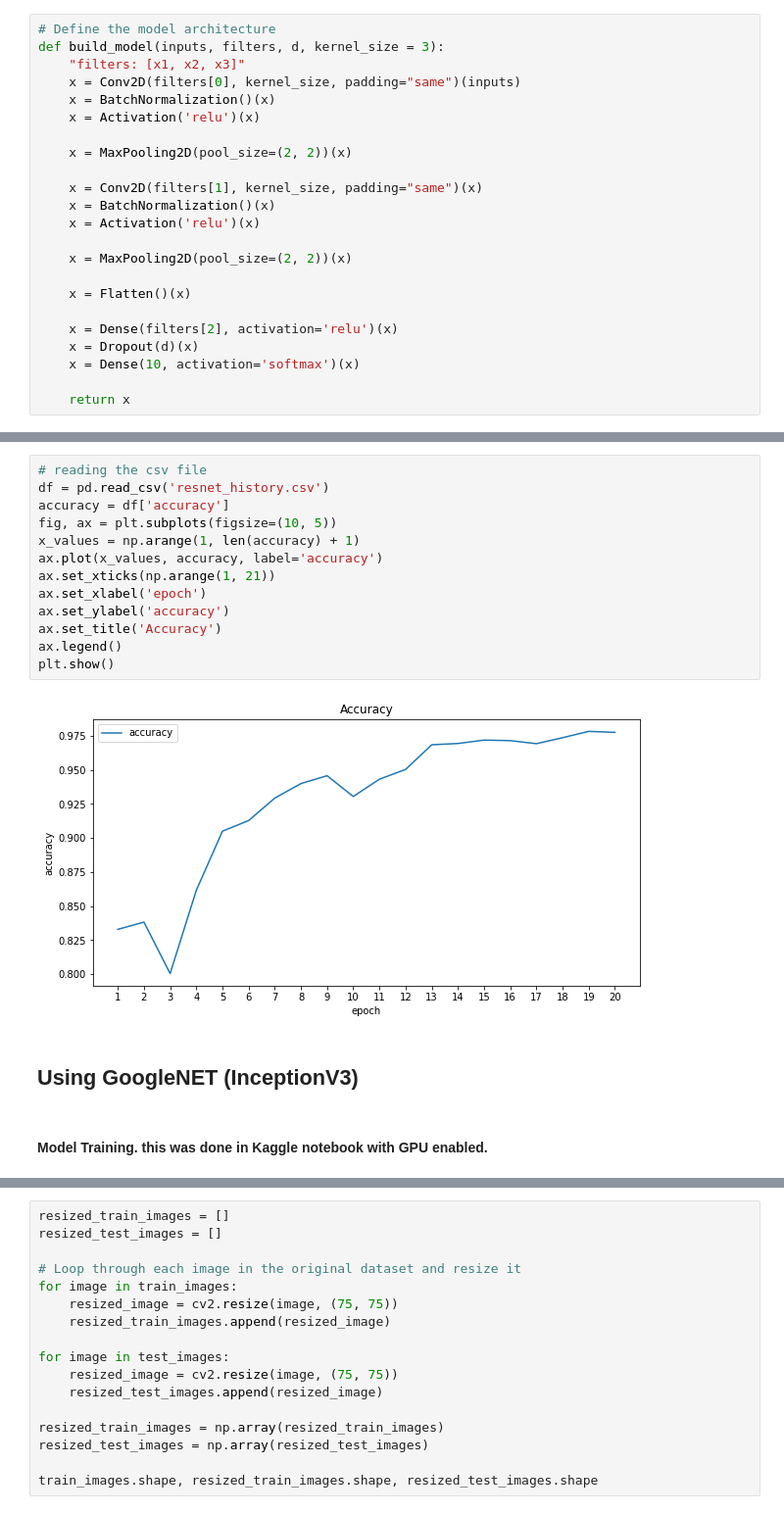
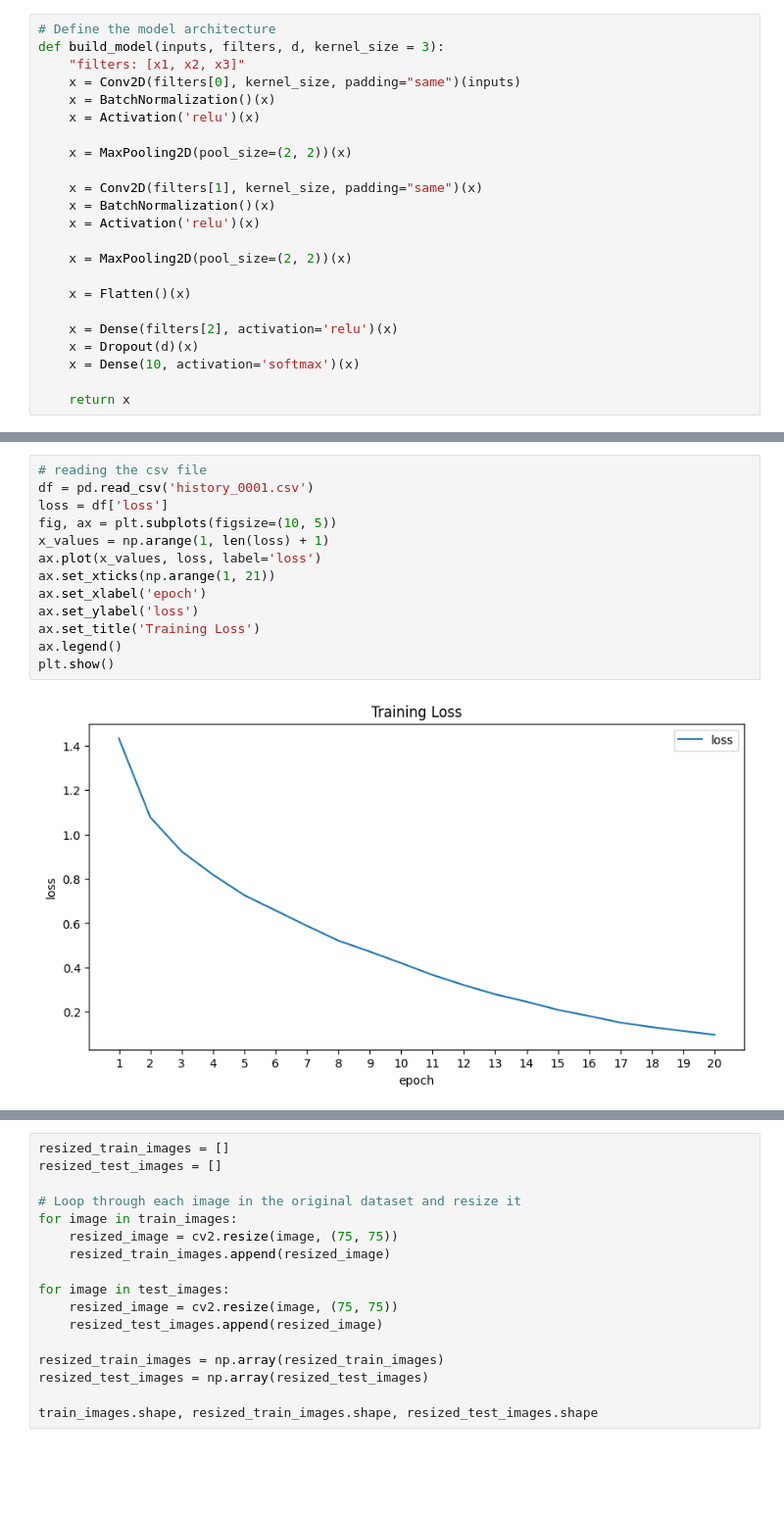
Before and after one commit to askanuradha/Pattern_Recognition_Project, a Jupyter notebook: assignment.ipynb, the cells around one changed output, grey strips where cells are left out. Shown at 98% size. Saved outputs shown, nothing was run; the diff lists cells and outputs as text; blank space fills up the shorter version.

```diff
--- a/assignment.ipynb
+++ b/assignment.ipynb
@@ -248,19 +145,15 @@ plt.show()
-# %%
-# reading the csv file
-df = pd.read_csv('resnet_history.csv')
-accuracy = df['accuracy']
-fig, ax = plt.subplots(figsize=(10, 5))
-x_values = np.arange(1, len(accuracy) + 1)
-ax.plot(x_values, accuracy, label='accuracy')
-ax.set_xticks(np.arange(1, 21))
-ax.set_xlabel('epoch')
-ax.set_ylabel('accuracy')
-ax.set_title('Accuracy')
-ax.legend()
-plt.show()
-# %% [output]
-[figure, removed]
-# %% [markdown]
-## Using GoogleNET (InceptionV3)
-# %% [markdown]
-#### Model Training. this was done in Kaggle notebook with GPU enabled.
+# %%
+# reading the csv file
+df = pd.read_csv('history_0001.csv')
+loss = df['loss']
+fig, ax = plt.subplots(figsize=(10, 5))
+x_values = np.arange(1, len(loss) + 1)
+ax.plot(x_values, loss, label='loss')
+ax.set_xticks(np.arange(1, 21))
+ax.set_xlabel('epoch')
+ax.set_ylabel('loss')
+ax.set_title('Training Loss')
+ax.legend()
+plt.show()
+# %% [output]
+[figure, added]
```
Also changed, not shown: parts of 81 cells of this notebook.
